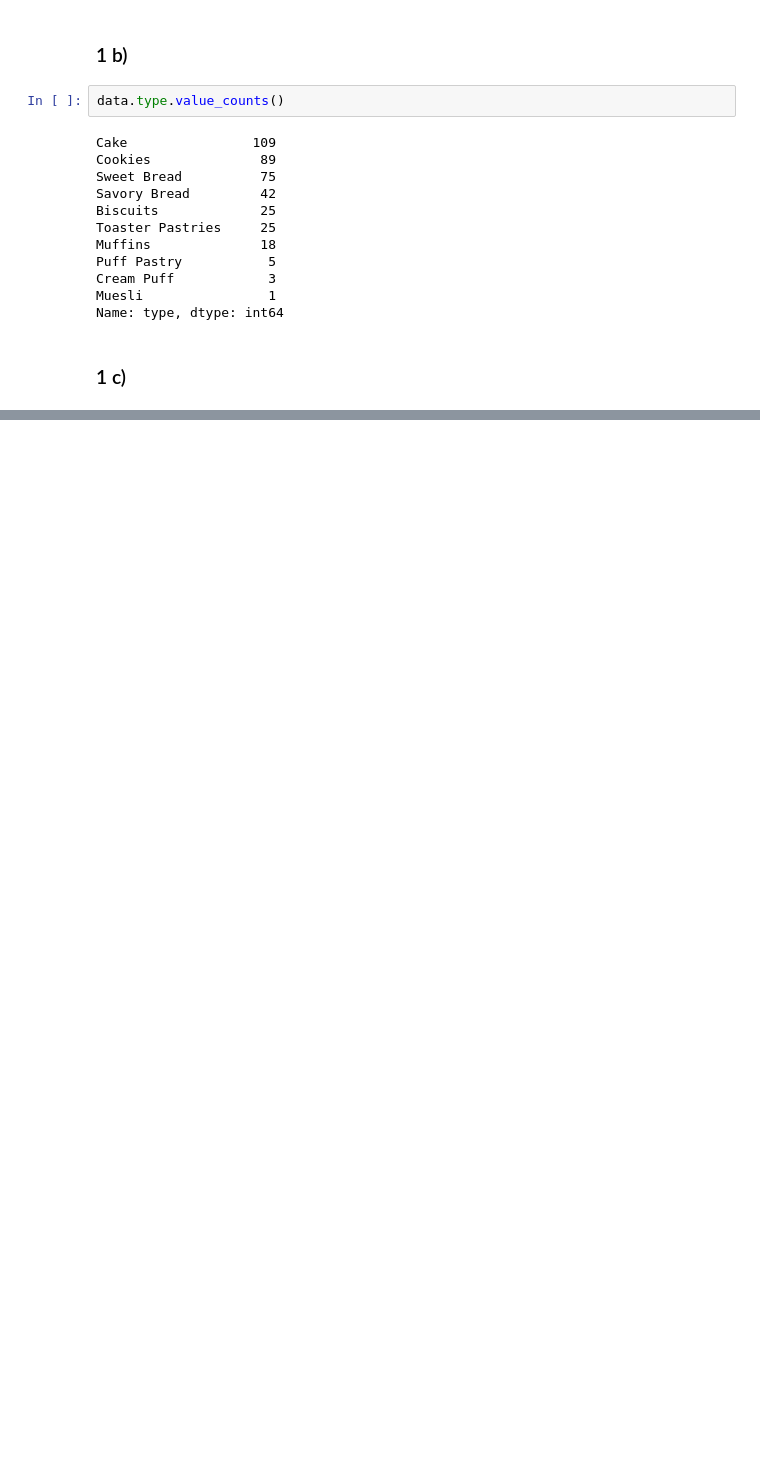
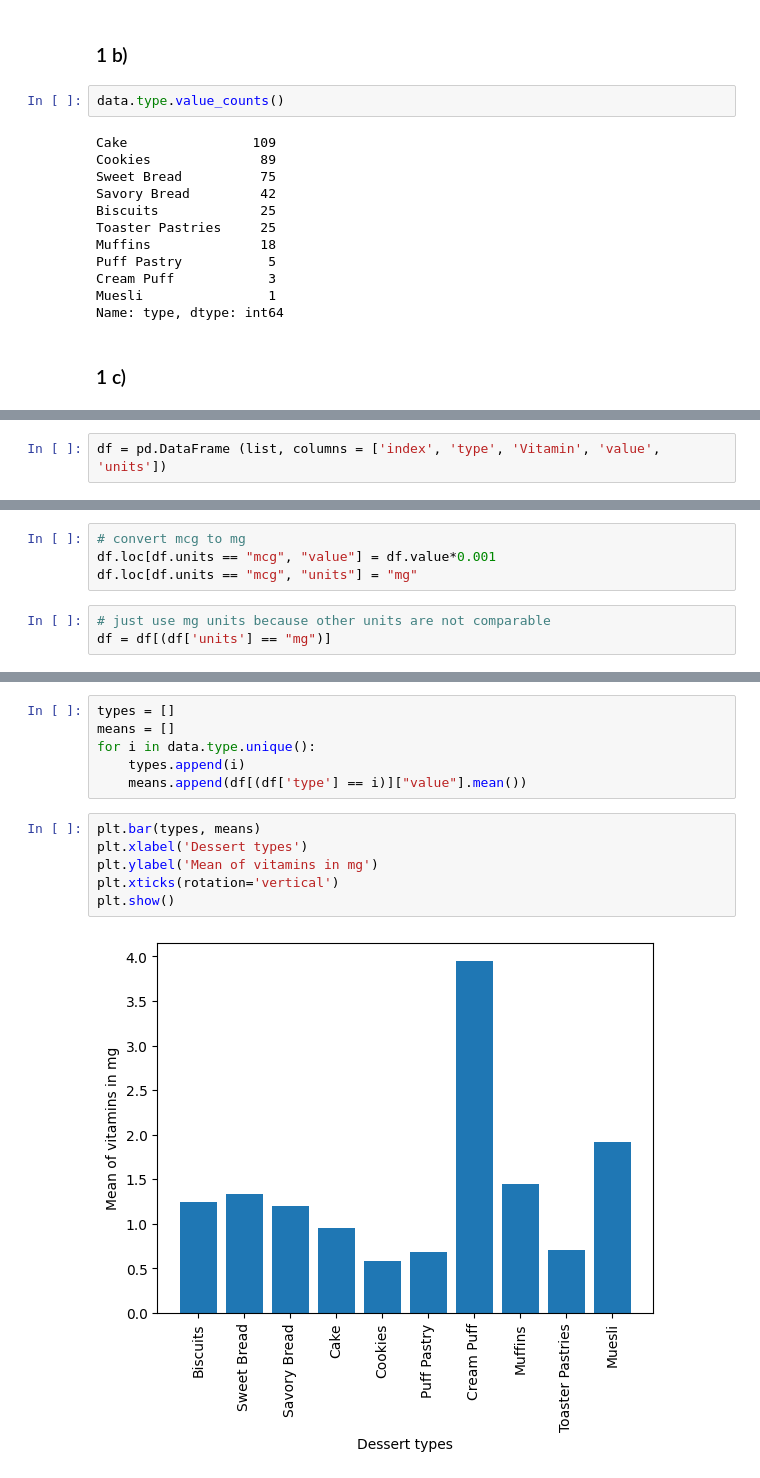
Before and after one commit to DavideIntiso/Foundations-of-Data-Engineering-and-Analytics, a Jupyter notebook: sheet2/dea02_ex1_dataset_analyses.ipynb, the cells around one changed output, grey strips where cells are left out. Saved outputs shown, nothing was run; the diff lists cells and outputs as text; blank space fills up the shorter version.

```diff
--- a/sheet2/dea02_ex1_dataset_analyses.ipynb
+++ b/sheet2/dea02_ex1_dataset_analyses.ipynb
@@ -260,0 +231,2 @@ data.at[18148, "nutrients"]
+# %%
+df = pd.DataFrame (list, columns = ['index', 'type', 'Vitamin', 'value', 'units'])
@@ -260,0 +242,7 @@ data.at[18148, "nutrients"]
+# %%
+# convert mcg to mg
+df.loc[df.units == "mcg", "value"] = df.value*0.001
+df.loc[df.units == "mcg", "units"] = "mg"
+# %%
+# just use mg units because other units are not comparable
+df = df[(df['units'] == "mg")]
@@ -260,0 +274,14 @@ data.at[18148, "nutrients"]
+# %%
+types = []
+means = []
+for i in data.type.unique():
+    types.append(i)
+    means.append(df[(df['type'] == i)]["value"].mean())
+# %%
+plt.bar(types, means)
+plt.xlabel('Dessert types')
+plt.ylabel('Mean of vitamins in mg')
+plt.xticks(rotation='vertical')
+plt.show()
+# %% [output]
+[figure, added]
```
Also changed, not shown: parts of 8 cells of this notebook, 1 other file.
